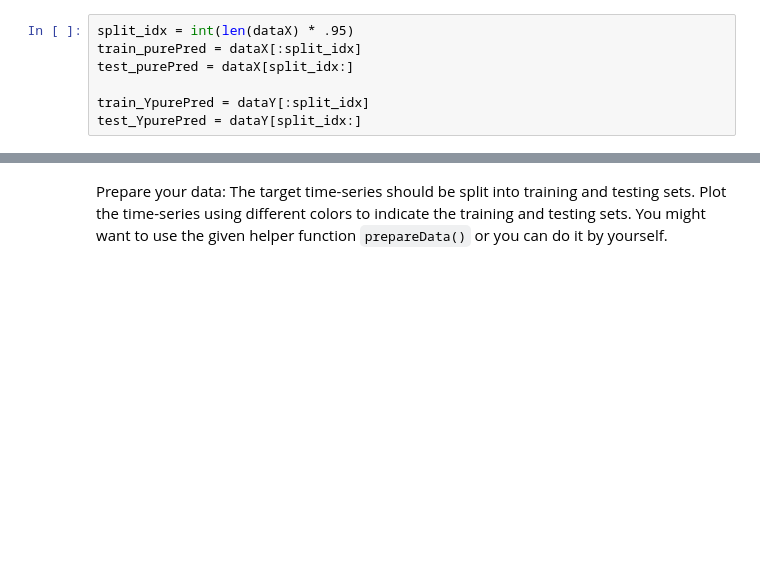
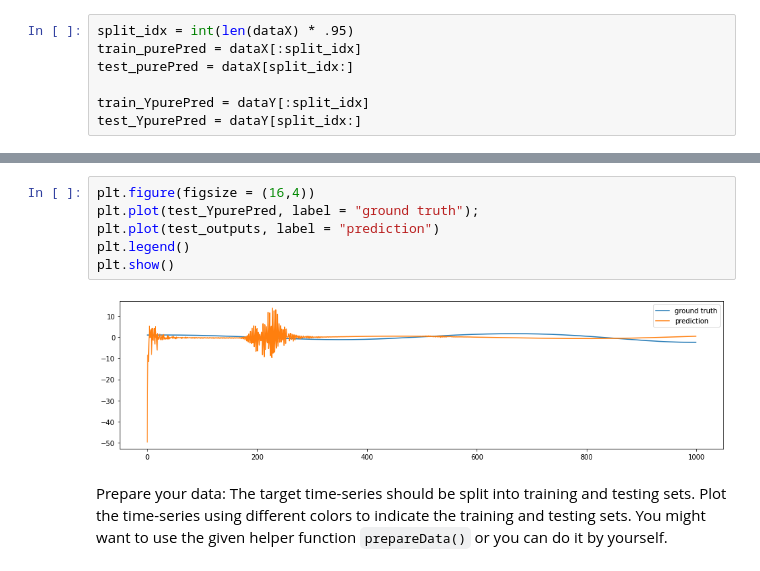
Before and after one commit to blindedjoy/RcTorch, a Jupyter notebook: hw6_209/cs109b_hw6_209.ipynb, the cells around one changed output, grey strips where cells are left out. Saved outputs shown, nothing was run; the diff lists cells and outputs as text; blank space fills up the shorter version.

```diff
--- a/hw6_209/cs109b_hw6_209.ipynb
+++ b/hw6_209/cs109b_hw6_209.ipynb
@@ -251,3 +293,11 @@ plt.title("RC before optimization")
+# %%
+plt.figure(figsize = (16,4))
+plt.plot(test_YpurePred, label = "ground truth");
+plt.plot(test_outputs, label = "prediction")
+plt.legend()
+plt.show()
+# %% [output]
+[figure, added]
 # %% [markdown]
 Prepare your data: The target time-series should be split into training and testing sets. Plot the time-series using different colors to indicate the training and testing sets. You might want to use the given helper function `prepareData()` or you can do it by yourself.
 # %%
```
Also changed, not shown: parts of 14 cells of this notebook, 4 other files.
